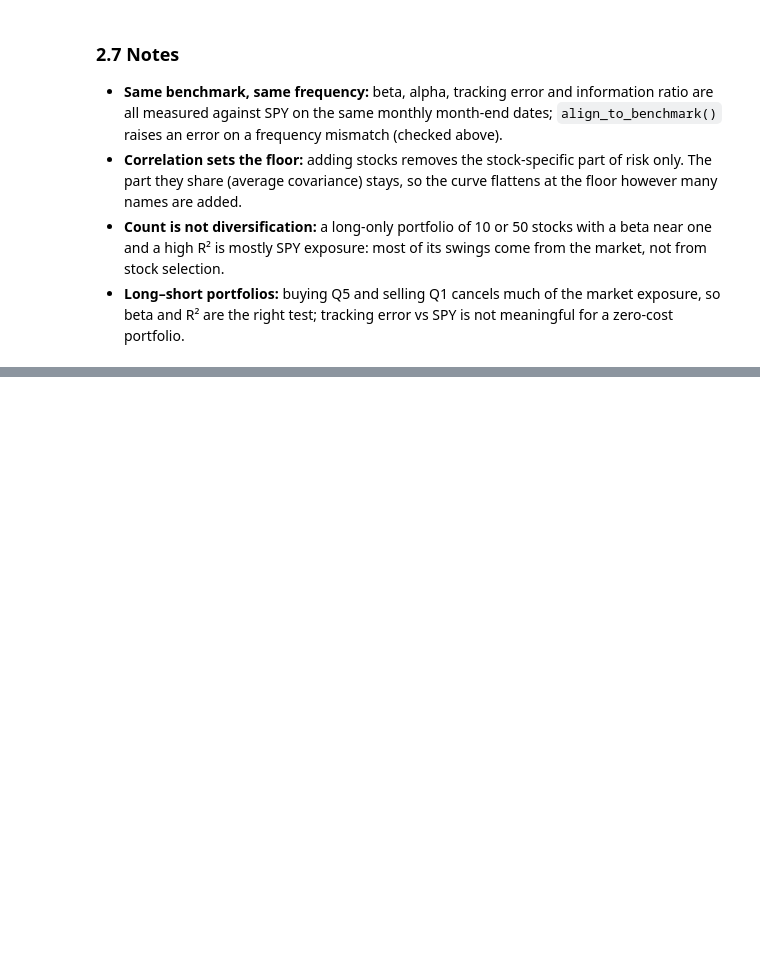
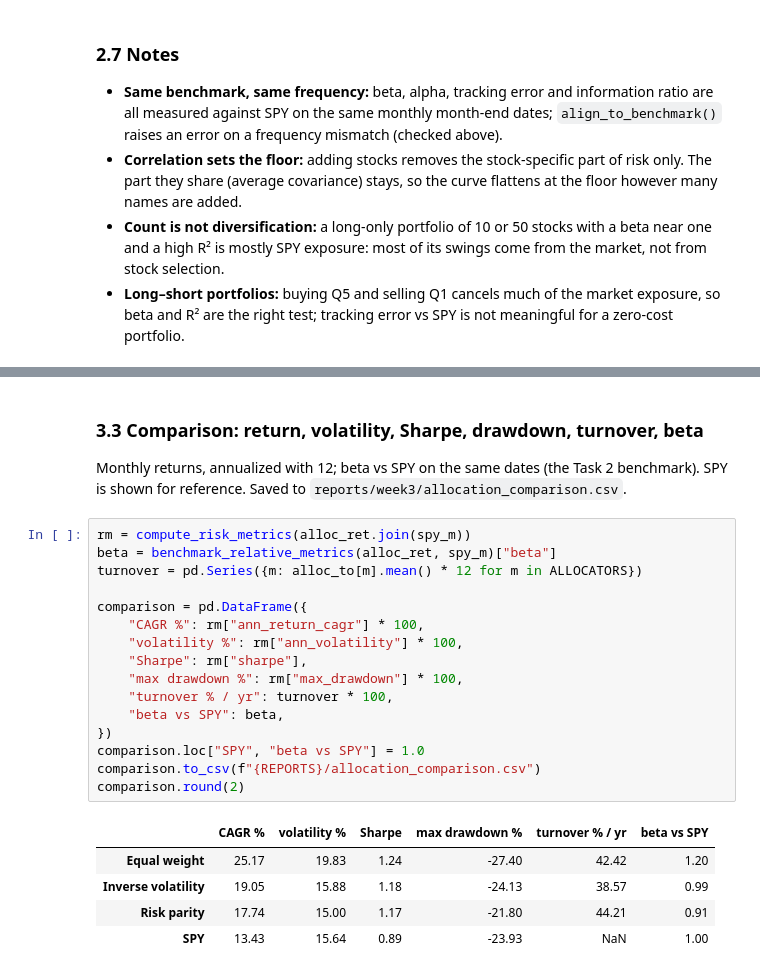
Before and after one commit to jialucharlottewu/LendoCapital, a Jupyter notebook: notebooks/week3/risk_portfolio_construction.ipynb, the cells around one changed output, grey strips where cells are left out. Cells and saved outputs as stored; diff of their text form; blank space fills up the shorter version.

```diff
--- a/notebooks/week3/risk_portfolio_construction.ipynb
+++ b/notebooks/week3/risk_portfolio_construction.ipynb
@@ -401,0 +536,25 @@ print(f"4. Value L/S vs Momentum L/S correlation: {port_corr.loc['Value L/S', 'M
+# %% [markdown]
+### 3.3 Comparison: return, volatility, Sharpe, drawdown, turnover, beta
+Monthly returns, annualized with 12; beta vs SPY on the same dates (the Task 2 benchmark). SPY is shown for reference. Saved to `reports/week3/allocation_comparison.csv`.
+# %%
+rm = compute_risk_metrics(alloc_ret.join(spy_m))
+beta = benchmark_relative_metrics(alloc_ret, spy_m)["beta"]
+turnover = pd.Series({m: alloc_to[m].mean() * 12 for m in ALLOCATORS})
+
+comparison = pd.DataFrame({
+    "CAGR %": rm["ann_return_cagr"] * 100,
+    "volatility %": rm["ann_volatility"] * 100,
+    "Sharpe": rm["sharpe"],
+    "max drawdown %": rm["max_drawdown"] * 100,
+    "turnover % / yr": turnover * 100,
+    "beta vs SPY": beta,
+})
+comparison.loc["SPY", "beta vs SPY"] = 1.0
+comparison.to_csv(f"{REPORTS}/allocation_comparison.csv")
+comparison.round(2)
+# %% [output]
+|  | CAGR % | volatility % | Sharpe | max drawdown % | turnover % / yr | beta vs SPY |
+| Equal weight | 25.17 | 19.83 | 1.24 | -27.40 | 42.42 | 1.20 |
+| Inverse volatility | 19.05 | 15.88 | 1.18 | -24.13 | 38.57 | 0.99 |
+| Risk parity | 17.74 | 15.00 | 1.17 | -21.80 | 44.21 | 0.91 |
+| SPY | 13.43 | 15.64 | 0.89 | -23.93 | NaN | 1.00 |
```
Also changed, not shown: parts of 12 cells of this notebook, 6 other files.
